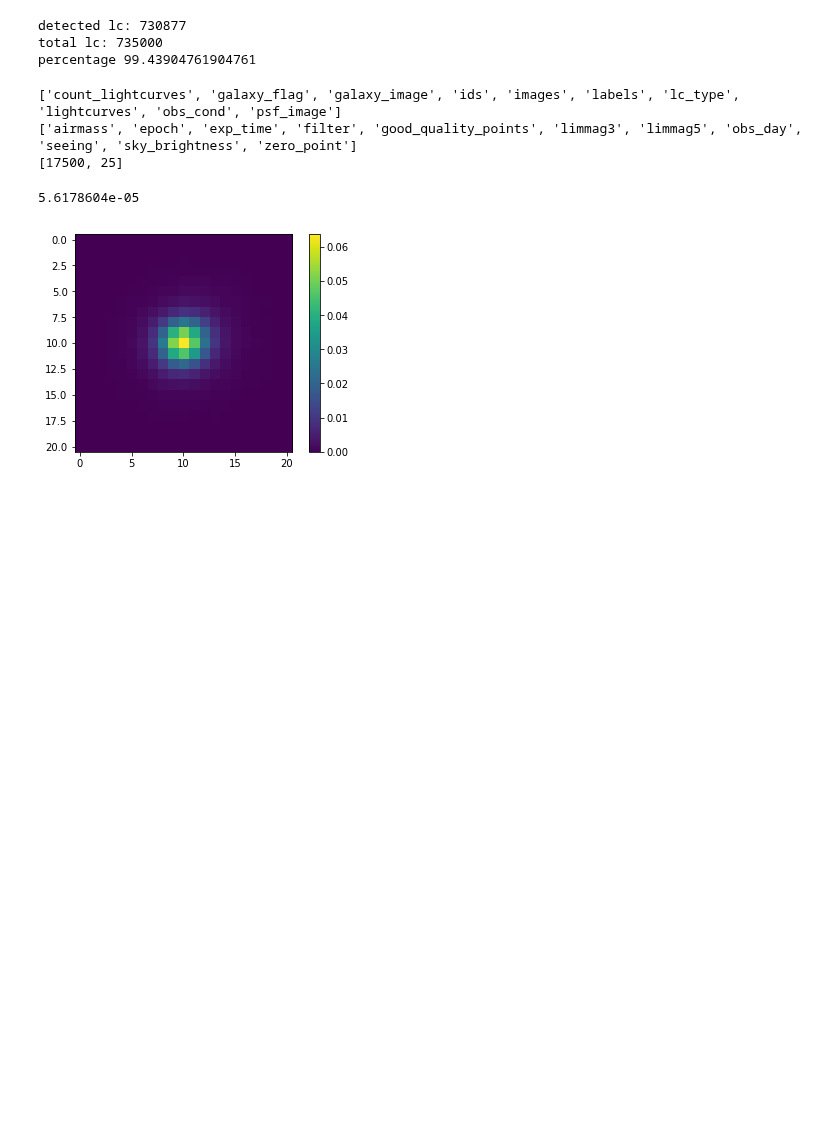
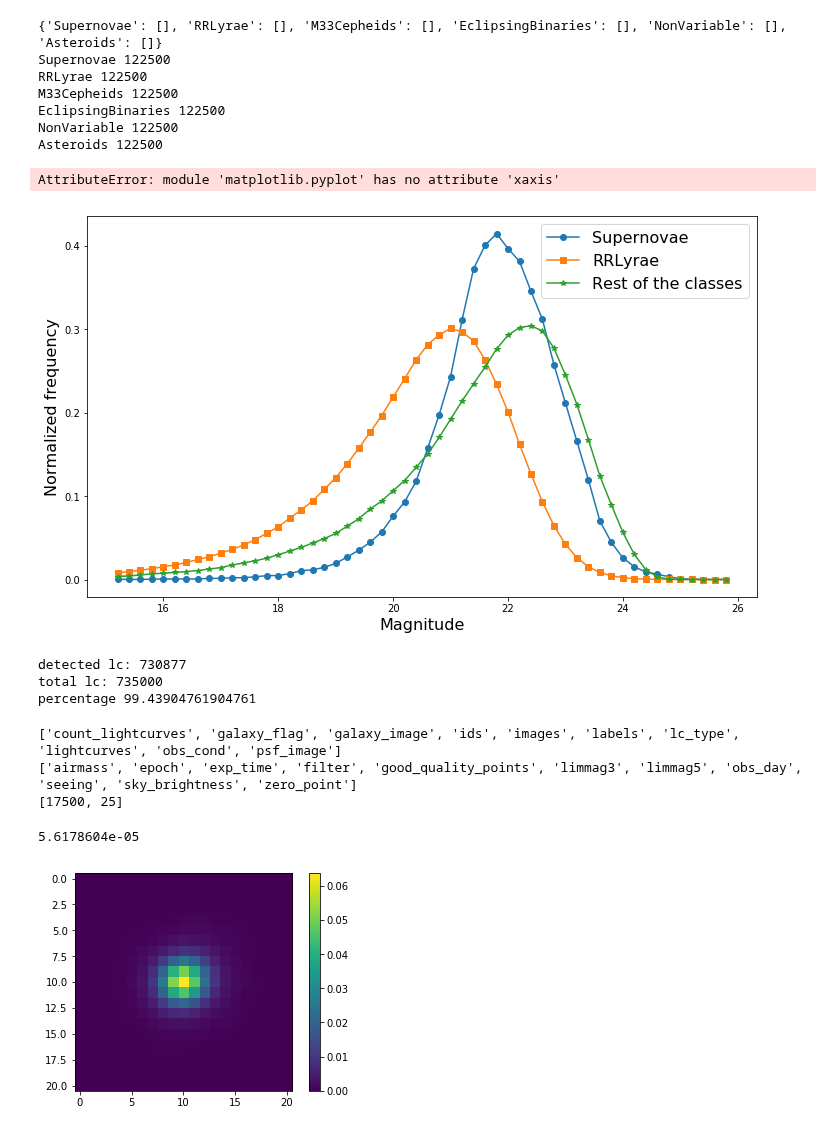
Before and after one commit to rodrigcd/HiTS_simulations, a Jupyter notebook: image_simulation/plot_images.ipynb, the cells around one changed output. Drawn from its saved outputs; the diff is of its cells as text; code cells hidden in the pictures; blank space fills up the shorter version.

Commit message:
histogram plot

```diff
--- a/image_simulation/plot_images.ipynb
+++ b/image_simulation/plot_images.ipynb
@@ -8,9 +8,63 @@ import matplotlib.gridspec as gridspec
 # %%
 #save_path = "/home/rodrigo/supernovae_detection/simulated_data/image_sequences/"
 save_path = "/home/rcarrasco/simulated_data/image_sequences/"
-f = h5py.File(save_path+"complete_june1_erf_distr2500.hdf5", "r")
+f = h5py.File(save_path+"complete_june8_erf_distr2500.hdf5", "r")
 fields = list(f.keys())
 #stats = np.load("/home/toshiba/rodrigo/simulated_lightcurves/multiclass_SNLS_short20000.pkl")
+# %%
+mags = {}
+class_to_histo = ["Supernovae", "RRLyrae", "M33Cepheids", "EclipsingBinaries", "NonVariable", "Asteroids"]
+label = ["Supernovae", "RRLyrae", "Cepheids", "EclipsingBinaries", "NonVariable", "Asteroid"]
+
+for cl in class_to_histo:
+    mags[cl] = []
+
+print(mags)
+
+bins = np.arange(start=15, stop=26, step=0.2)
+for field in fields:
+    data_field = f[field]["lightcurves"]["g"][:]
+    lc_type = f[field]["lc_type"][:]
+    for i, ty in enumerate(lc_type):
+        if ty == "EmptyLightCurve":
+            continue
+        elif ty == "Asteroids" or ty == "Supernovae":
+            mag = np.amin(data_field[i,...])
+            mags[ty].append(mag[np.newaxis])
+        else:
+            mags[ty].append(data_field[i, ...])
+        #print(mags[ty][-1].shape)
+        #if i ==10:
+        #    asdasd
+for key, value in mags.items():
+    print(key, len(value))
+
+plt.figure(figsize=(12,7))
+fontsize = 16
+
+legends = ["Supernovae", "RRLyrae", "Rest of the classes"]
+styles = ["-o", "-s", "-*"]
+
+for i, cl in enumerate(class_to_histo[:3]):
+    mags[cl] = np.concatenate(mags[cl], axis=0)
+    h, _ = np.histogram(mags[cl], bins=bins, density=True)
+    plt.plot(bins[1:], h, styles[i], label=legends[i])
+plt.xlabel("Magnitude", fontsize=fontsize)
+plt.ylabel("Normalized frequency", fontsize=fontsize)
+plt.legend(fontsize=fontsize)
+plt.tick_params(axis='both')
+plt.xaxis.set_tick_params(labelsize=24)
+plt.show()
+# %% [output]
+{'Supernovae': [], 'RRLyrae': [], 'M33Cepheids': [], 'EclipsingBinaries': [], 'NonVariable': [], 'Asteroids': []}
+Supernovae 122500
+RRLyrae 122500
+M33Cepheids 122500
+EclipsingBinaries 122500
+NonVariable 122500
+Asteroids 122500
+AttributeError: module 'matplotlib.pyplot' has no attribute 'xaxis'
+[figure, added]
 # %%
 one_point_detected = 0
 total_lc = 0
```
Also changed, not shown: 9 other files.
